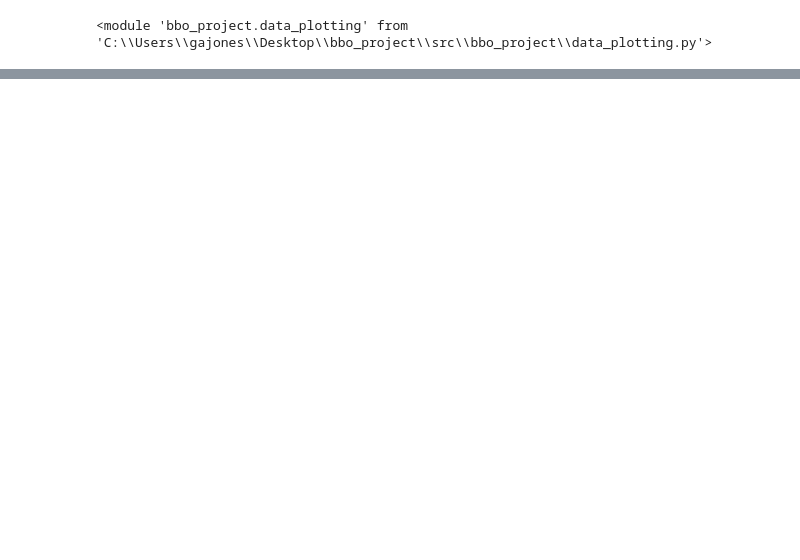
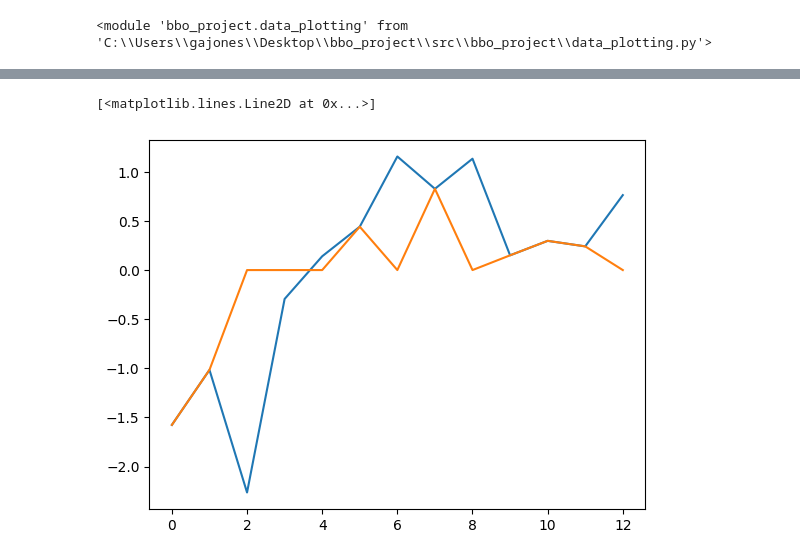
Before and after one commit to grjones10/IMP-PCMLAI-CAPSTONE, a Jupyter notebook: notebooks/phase3.ipynb, the cells around one changed output, grey strips where cells are left out. Drawn from its saved outputs; the diff is of its cells as text; code cells hidden in the pictures; blank space fills up the shorter version.

```diff
--- a/notebooks/phase3.ipynb
+++ b/notebooks/phase3.ipynb
@@ -269,0 +273,6 @@ print(s)
+# %%
+plt.plot(range(len(y)),y)
+plt.plot(range(len(y)),y_pred)
+# %% [output]
+[<matplotlib.lines.Line2D at 0x...>]
+[figure, added]
```
Also changed, not shown: parts of 11 cells of this notebook, 41 other files.
